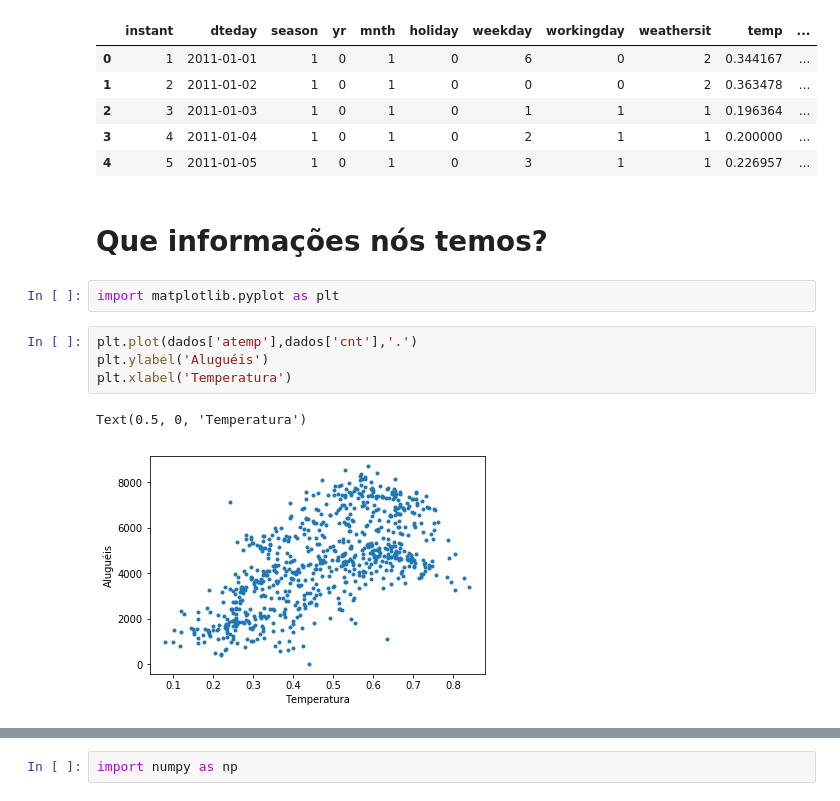
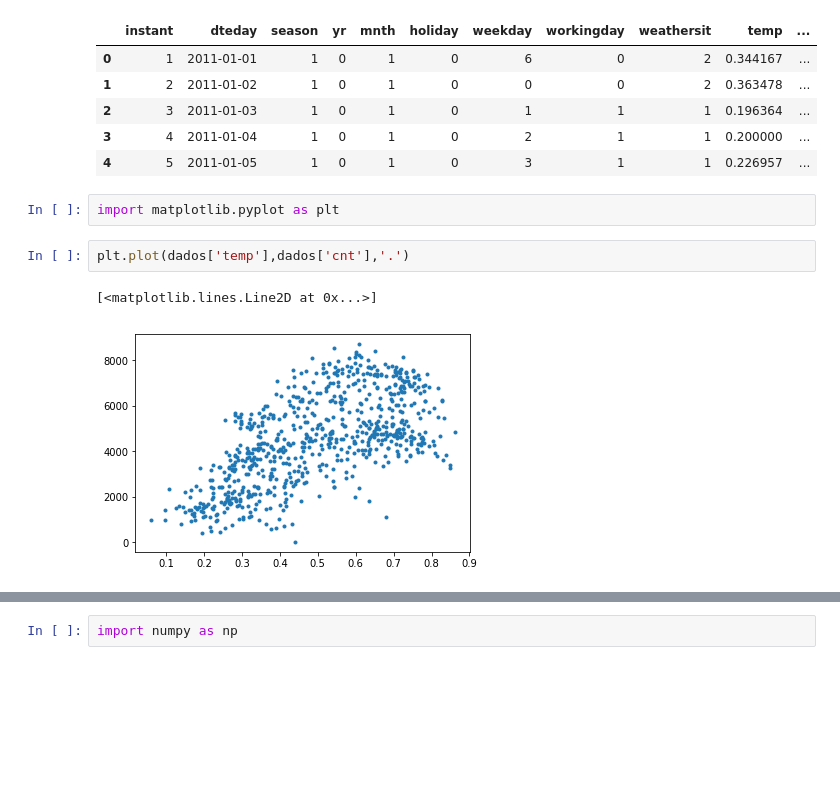
Before and after one commit to alura-cursos/redes-neurais, a Jupyter notebook: Bikes.ipynb, the cells around one changed output, grey strips where cells are left out. Drawn from its saved outputs; the diff is of its cells as text; blank space fills up the shorter version.

```diff
--- a/Bikes.ipynb
+++ b/Bikes.ipynb
@@ -12,14 +10,10 @@ dados.head()
 | 2 | 3 | 2011-01-03 | 1 | 0 | 1 | 0 | 1 | 1 | 1 | 0.196364 | ... |
 | 3 | 4 | 2011-01-04 | 1 | 0 | 1 | 0 | 2 | 1 | 1 | 0.200000 | ... |
 | 4 | 5 | 2011-01-05 | 1 | 0 | 1 | 0 | 3 | 1 | 1 | 0.226957 | ... |
-# %% [markdown]
-# Que informações nós temos?
 # %%
 import matplotlib.pyplot as plt
 # %%
-plt.plot(dados['atemp'],dados['cnt'],'.')
-plt.ylabel('Aluguéis')
-plt.xlabel('Temperatura')
+plt.plot(dados['temp'],dados['cnt'],'.')
 # %% [output]
-Text(0.5, 0, 'Temperatura')
+[<matplotlib.lines.Line2D at 0x...>]
-[figure, old version]
+[figure, new version]
```
Also changed, not shown: parts of 50 cells of this notebook.
